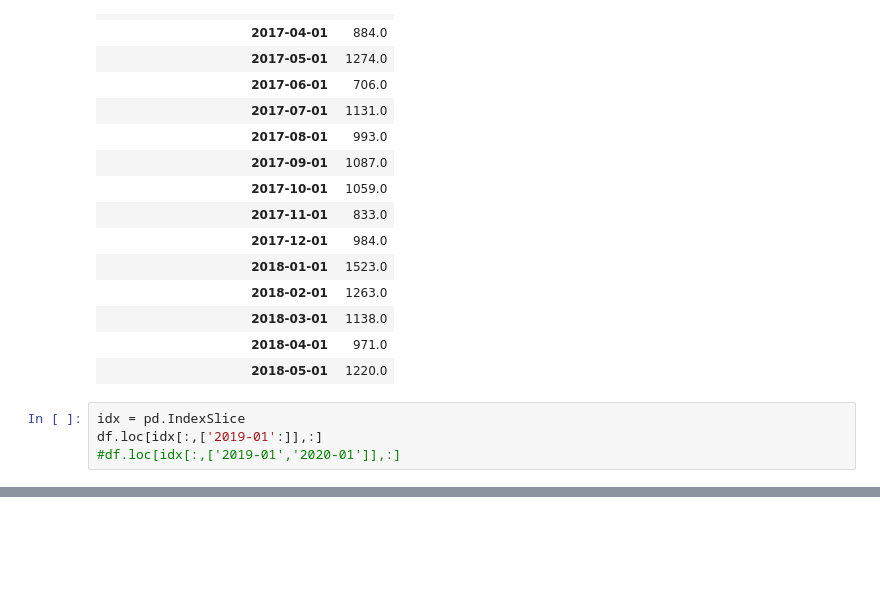
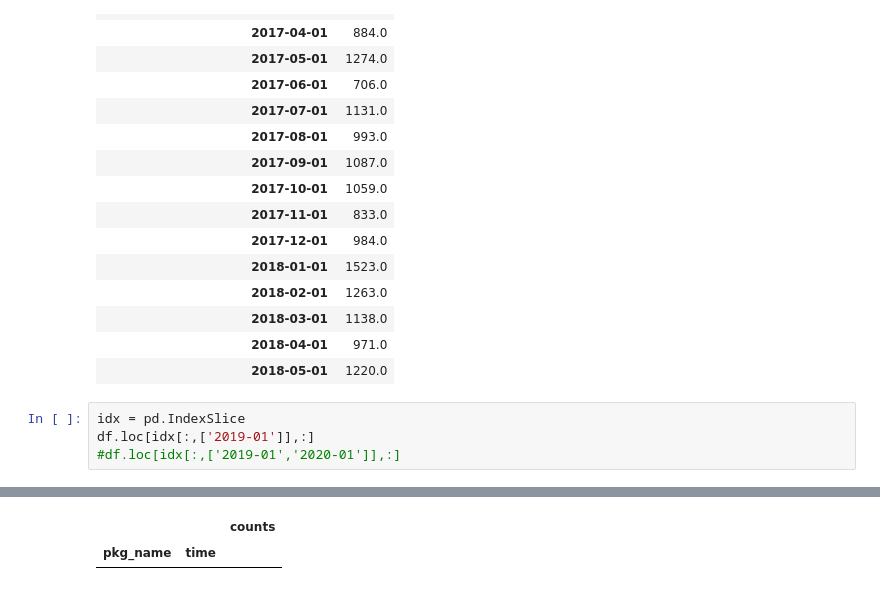
Before and after one commit to mwengren/notebooks-dev, a Jupyter notebook: condastats/ioos_condastats.ipynb, the cells around one changed output, grey strips where cells are left out. Cells and saved outputs as stored; diff of their text form; blank space fills up the shorter version.

```diff
--- a/condastats/ioos_condastats.ipynb
+++ b/condastats/ioos_condastats.ipynb
@@ -332,6 +307,6 @@ df.loc[slice(None), slice('2019-01', None)].head(15)
 |  | 2018-05-01 | 1220.0 |
 # %%
 idx = pd.IndexSlice
-df.loc[idx[:,['2019-01':]],:]
+df.loc[idx[:,['2019-01']],:]
 #df.loc[idx[:,['2019-01','2020-01']],:]
 # %% [output]
@@ -338,0 +313,2 @@ SyntaxError: invalid syntax (<ipython-input-135-9d37ac7578a5>, line 2)
+|  |  | counts |
+| pkg_name | time |  |
```
Also changed, not shown: parts of 10 cells of this notebook, 1 other file.
